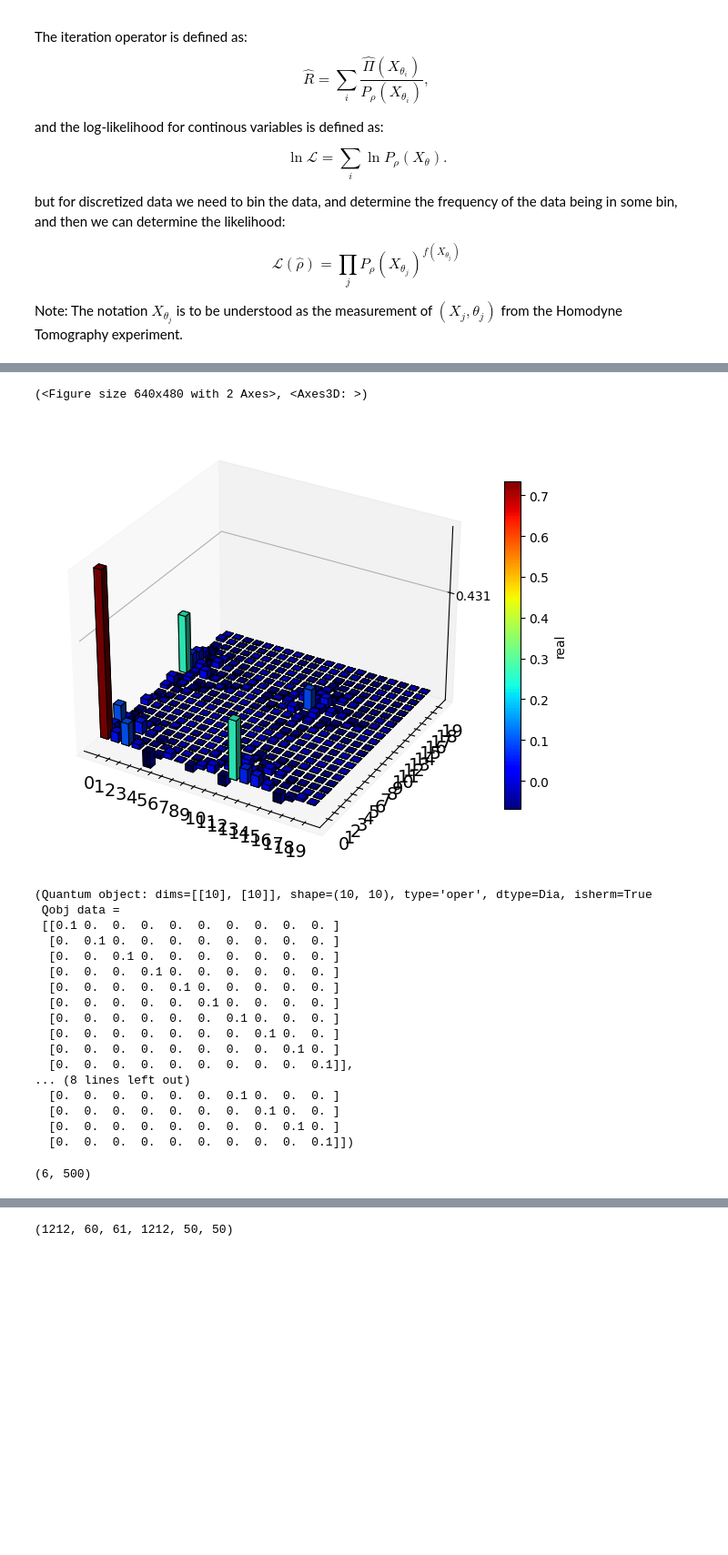
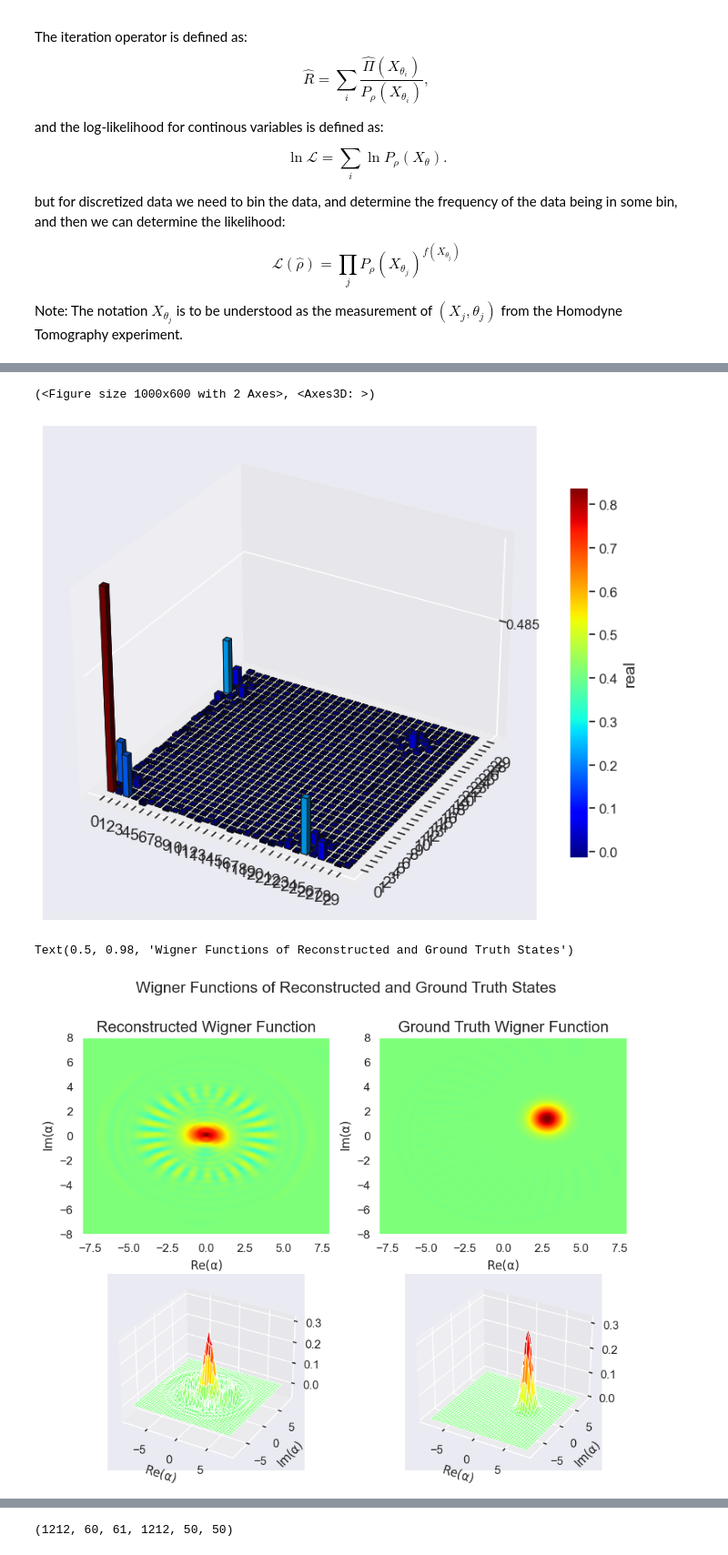
Before and after one commit to BastianValhoj/sciqisHomodyneTomography, a Jupyter notebook: HomoTomo/reconstruct.ipynb, the cells around one changed output, grey strips where cells are left out. Shown at 91% size. Cells and saved outputs as stored; diff of their text form; code cells hidden in the pictures; blank space fills up the shorter version.

```diff
--- a/HomoTomo/reconstruct.ipynb
+++ b/HomoTomo/reconstruct.ipynb
@@ -72,0 +92,3 @@ operable program or batch file.
+# %%
+groundtruth = qt.fileio.qload("generated_state")
+groundtruth
@@ -186,7 +210,7 @@ def quadrature_povm(bin_centers, theta, N_cutoff=20):
         povms.append(psi * psi.dag())
     return povms
 
-x_bins, x_centers = bins(8, 2000)
+x_bins, x_centers = bins(8, 200)
 povms = quadrature_povm(x_centers, thetas[0], 10)
 print(f"num povms: {len(povms)}")
 print(f"povm shape: {povms[0].shape}")
@@ -225,36 +249,37 @@ def MLE_reconstruct(measurements, thetas, N_cutoff=10, n_bins=50, max_iter=10, x
         rho = rho / np.real(rho.tr())
     return rho
 
-recon = MLE_reconstruct(measurements, thetas, N_cutoff=20, n_bins=50, max_iter=100, xmax=6)
+N_cutoff = 30
+recon = MLE_reconstruct(measurements, thetas, N_cutoff=N_cutoff, n_bins=100, max_iter=100, xmax=8)
 qt.matrix_histogram(recon.full())
 # %% [output]
-(<Figure size 640x480 with 2 Axes>, <Axes3D: >)
+(<Figure size 1000x600 with 2 Axes>, <Axes3D: >)
-[figure, old version]
+[figure, new version]
-# %%
-N = 10
-qt.qeye(N) / N, qt.qeye(N).unit()
-# %% [output]
-(Quantum object: dims=[[10], [10]], shape=(10, 10), type='oper', dtype=Dia, isherm=True
- Qobj data =
- [[0.1 0.  0.  0.  0.  0.  0.  0.  0.  0. ]
-  [0.  0.1 0.  0.  0.  0.  0.  0.  0.  0. ]
-  [0.  0.  0.1 0.  0.  0.  0.  0.  0.  0. ]
-  [0.  0.  0.  0.1 0.  0.  0.  0.  0.  0. ]
-  [0.  0.  0.  0.  0.1 0.  0.  0.  0.  0. ]
-  [0.  0.  0.  0.  0.  0.1 0.  0.  0.  0. ]
-  [0.  0.  0.  0.  0.  0.  0.1 0.  0.  0. ]
-  [0.  0.  0.  0.  0.  0.  0.  0.1 0.  0. ]
-  [0.  0.  0.  0.  0.  0.  0.  0.  0.1 0. ]
-  [0.  0.  0.  0.  0.  0.  0.  0.  0.  0.1]],
-... (8 lines left out)
-  [0.  0.  0.  0.  0.  0.  0.1 0.  0.  0. ]
-  [0.  0.  0.  0.  0.  0.  0.  0.1 0.  0. ]
-  [0.  0.  0.  0.  0.  0.  0.  0.  0.1 0. ]
-  [0.  0.  0.  0.  0.  0.  0.  0.  0.  0.1]])
-# %%
-measurements.reshape(len(unique_theta), -1).shape
-# %% [output]
-(6, 500)
+# %%
+fig = plt.figure(figsize=(10, 8))
+
+cmap = "jet"
+xvec = np.linspace(-8, 8, 200)
+yvec = np.linspace(-8, 8, 200)
+method = "laguerre"
+
+ax1 = fig.add_subplot(221)
+ax2 = fig.add_subplot(222)
+ax3 = fig.add_subplot(223, projection="3d")
+ax4 = fig.add_subplot(224, projection="3d")
+qt.plot_wigner(recon, fig=fig, ax=ax1, cmap=cmap, xvec=xvec, yvec=yvec, projection="2d", method=method)
+qt.plot_wigner(groundtruth, fig=fig, ax=ax2, cmap=cmap, xvec=xvec, yvec=yvec, projection="2d", method=method)
+qt.plot_wigner(recon, fig=fig, ax=ax3, cmap=cmap, xvec=xvec, yvec=yvec, projection="3d", method=method)
+qt.plot_wigner(groundtruth, fig=fig, ax=ax4, cmap=cmap, xvec=xvec, yvec=yvec, projection="3d", method=method)
+
+
+ax1.set_title("Reconstructed Wigner Function")
+ax2.set_title("Ground Truth Wigner Function")
+
+fig.suptitle("Wigner Functions of Reconstructed and Ground Truth States", fontsize=16)
+# %% [output]
+Text(0.5, 0.98, 'Wigner Functions of Reconstructed and Ground Truth States')
+[figure, added]
 # %%
 b, c = bins(8, 2000)
 
```
Also changed, not shown: parts of 7 cells of this notebook, 6 other files.
